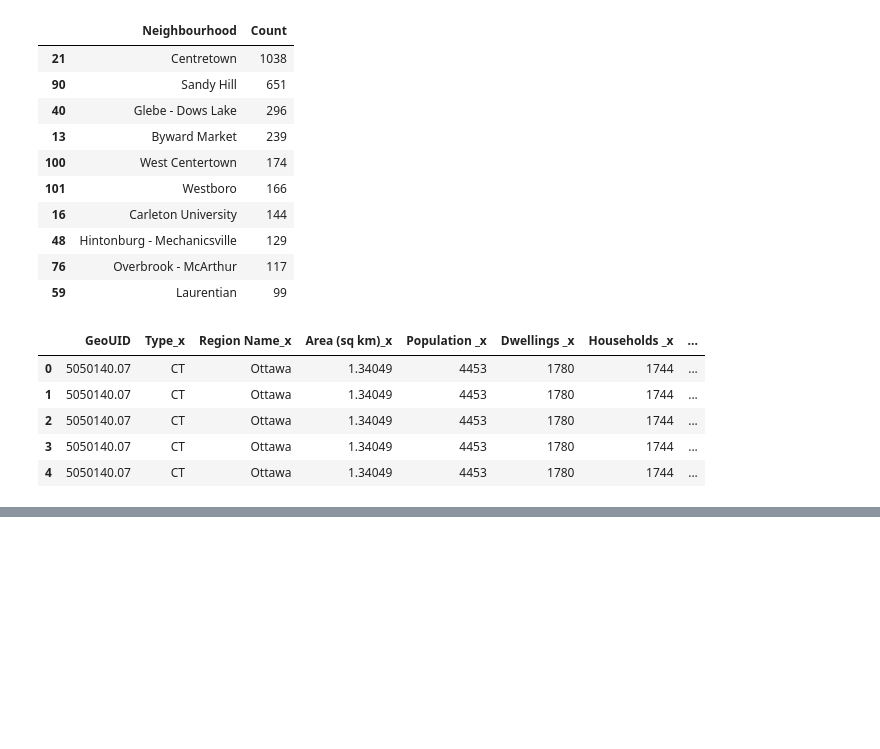
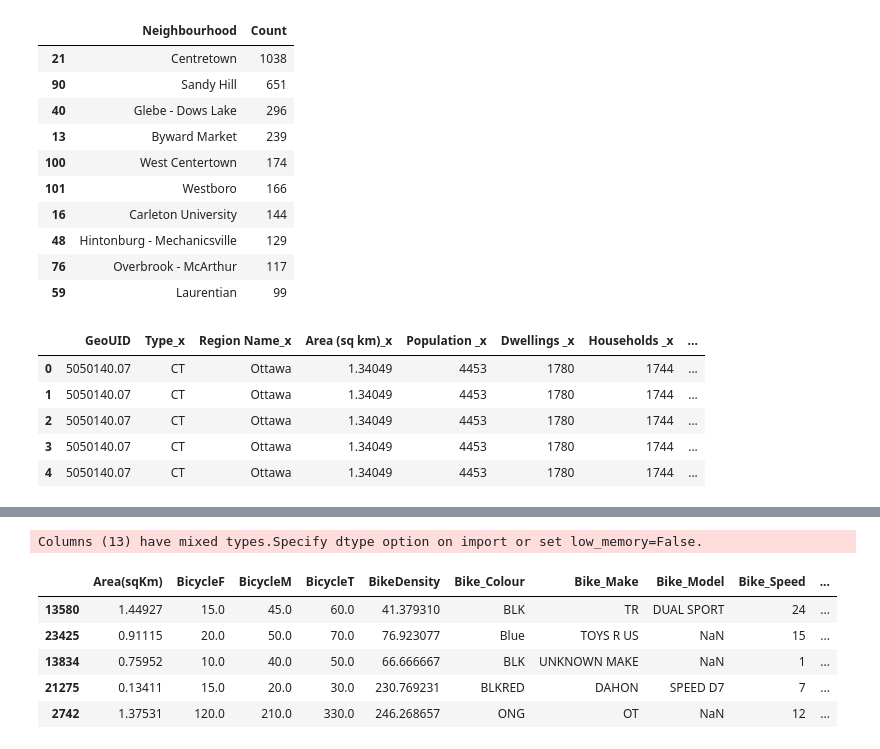
Before and after one commit to TEAM-IMT/bikes-theft-model, a Jupyter notebook: Codigos/Bicycle Thefts_Ottawa.ipynb, the cells around one changed output, grey strips where cells are left out. Cells and saved outputs as stored; diff of their text form; code cells hidden in the pictures; blank space fills up the shorter version.

```diff
--- a/Codigos/Bicycle Thefts_Ottawa.ipynb
+++ b/Codigos/Bicycle Thefts_Ottawa.ipynb
@@ -392,0 +441,14 @@ df_bikes_density.rename(columns={'Ones' : '#Thefts', 'BicycleT' : 'BicycleDensit
+# %%
+CityJoint=pd.read_csv('/content/gdrive/My Drive/IMT Atlantique/Data Science/Project Bycicle/bikes-theft-model/Data/CityJoint.csv',header=0, index_col='Unnamed: 0')
+Data_Ottawa_pop = pd.read_csv('/content/gdrive/My Drive/IMT Atlantique/Data Science/Project Bycicle/bikes-theft-model/Data/Data_Ottawa_pop.csv', header=0, index_col='Unnamed: 0')
+Data_toronto_pop = pd.read_csv('/content/gdrive/My Drive/IMT Atlantique/Data Science/Project Bycicle/bikes-theft-model/Data/Data_toronto_pop.csv', header=0, index_col='Unnamed: 0')
+Data_TO = pd.concat([Data_Ottawa_pop, Data_toronto_pop], ignore_index = True)
+CityJoint.sample(5)
+# %% [output]
+Columns (13) have mixed types.Specify dtype option on import or set low_memory=False.
+|  | Area(sqKm) | BicycleF | BicycleM | BicycleT | BikeDensity | Bike_Colour | Bike_Make | Bike_Model | Bike_Speed | ... |
+| 13580 | 1.44927 | 15.0 | 45.0 | 60.0 | 41.379310 | BLK | TR | DUAL SPORT | 24 | ... |
+| 23425 | 0.91115 | 20.0 | 50.0 | 70.0 | 76.923077 | Blue | TOYS R US | NaN | 15 | ... |
+| 13834 | 0.75952 | 10.0 | 40.0 | 50.0 | 66.666667 | BLK | UNKNOWN MAKE | NaN | 1 | ... |
+| 21275 | 0.13411 | 15.0 | 20.0 | 30.0 | 230.769231 | BLKRED | DAHON | SPEED D7 | 7 | ... |
+| 2742 | 1.37531 | 120.0 | 210.0 | 330.0 | 246.268657 | ONG | OT | NaN | 12 | ... |
```
Also changed, not shown: parts of 14 cells of this notebook, 15 other files.
